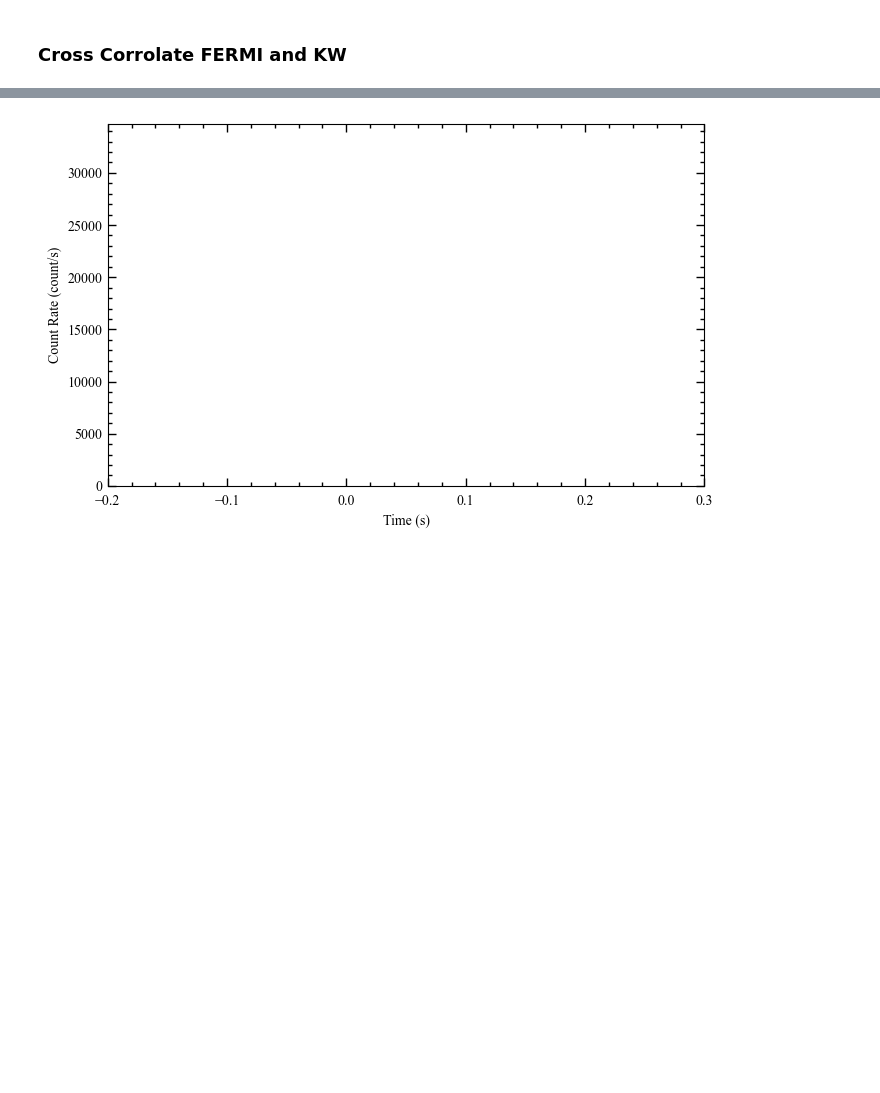
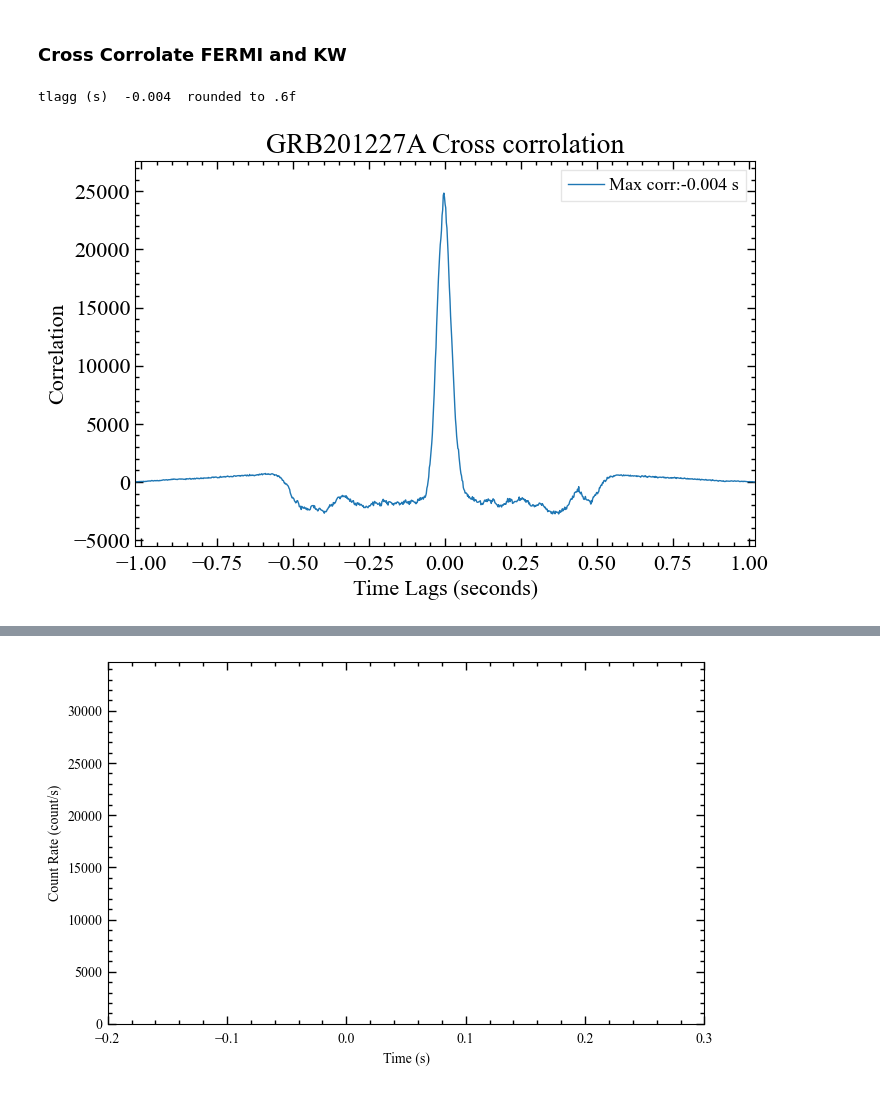
Before and after one commit to AndreasRamsli/GRB, a Jupyter notebook: xspec/FERMI/GRB201227A/GRB201227A_extract_files.ipynb, the cells around one changed output, grey strips where cells are left out. Drawn from its saved outputs; the diff is of its cells as text; code cells hidden in the pictures; blank space fills up the shorter version.

```diff
--- a/xspec/FERMI/GRB201227A/GRB201227A_extract_files.ipynb
+++ b/xspec/FERMI/GRB201227A/GRB201227A_extract_files.ipynb
@@ -207,0 +204,14 @@ Energy Range: (113.24812, 50000.0)
+# %%
+tlagg,fermi_lc_shifted,kw_lc,CC = crossCorrolate(tus_F=tte.data.time,kw_filename="GRB201227A_2ms.txt",binsize=bint,detector="BGO",plotting=False)
+# %% [output]
+tlagg (s)  -0.004  rounded to .6f
+# %%
+plt.plot(CC.time_lags,CC.corr,label="Max corr:-0.004 s")
+plt.title("GRB201227A Cross corrolation")
+plt.xlabel('Time Lags (seconds)')
+plt.ylabel('Correlation')
+plt.legend()
+plt.savefig("/Home/siv30/wad005/master/GRB/pyplots/CrossCorrolation/GRB201227A/CC_fermi.png")
+plt.show()
+# %% [output]
+[figure, added]
```
Also changed, not shown: parts of 6 cells of this notebook, 13 other files.
